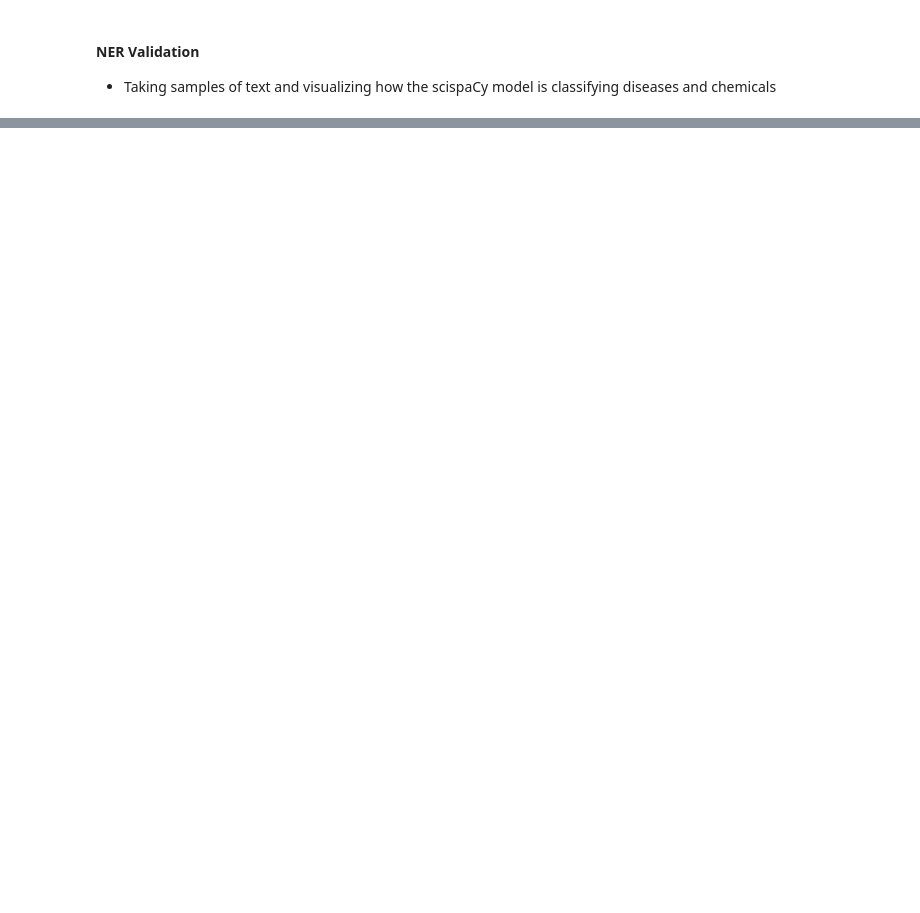
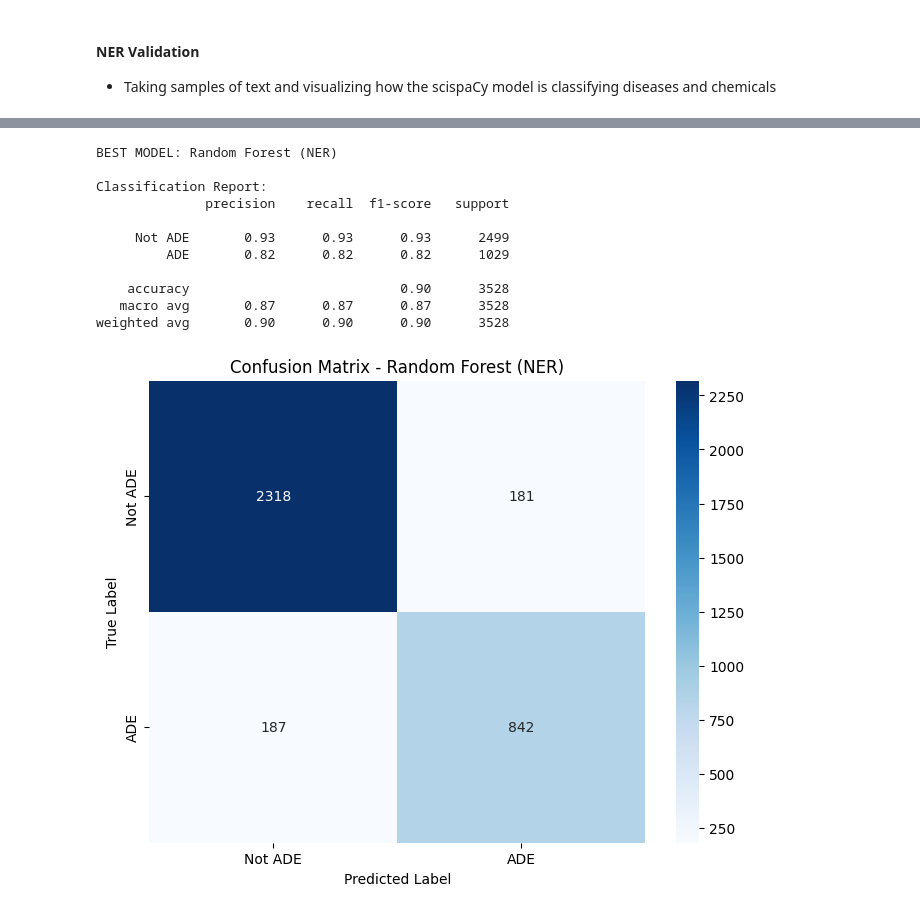
Before and after one commit to lucas-penney/pharmacovigilance_text_analytics, a Jupyter notebook: pharmacovigilance.ipynb, the cells around one changed output, grey strips where cells are left out. Saved outputs shown, nothing was run; the diff lists cells and outputs as text; code cells hidden in the pictures; blank space fills up the shorter version.

```diff
--- a/pharmacovigilance.ipynb
+++ b/pharmacovigilance.ipynb
@@ -191,0 +454,37 @@ Further research should be done to define the role of combination antidepressant
+# %%
+# Select best model based on F1-score
+best_model_name = "Random Forest (NER)"
+best_model = combined_results[best_model_name]['model']
+
+print(f"BEST MODEL: {best_model_name}")
+
+# Detailed evaluation of best model
+y_pred = best_model.predict(X_test_combined)
+y_pred_proba = best_model.predict_proba(X_test_combined)[:, 1]
+
+print("\nClassification Report:")
+print(classification_report(y_test, y_pred, target_names=['Not ADE', 'ADE']))
+
+# Confusion matrix
+cm = confusion_matrix(y_test, y_pred)
+plt.figure(figsize=(8, 6))
+sns.heatmap(cm, annot=True, fmt='d', cmap='Blues',
+            xticklabels=['Not ADE', 'ADE'],
+            yticklabels=['Not ADE', 'ADE'])
+plt.title(f'Confusion Matrix - {best_model_name}')
+plt.ylabel('True Label')
+plt.xlabel('Predicted Label')
+plt.show()
+# %% [output]
+BEST MODEL: Random Forest (NER)
+
+Classification Report:
+              precision    recall  f1-score   support
+
+     Not ADE       0.93      0.93      0.93      2499
+         ADE       0.82      0.82      0.82      1029
+
+    accuracy                           0.90      3528
+   macro avg       0.87      0.87      0.87      3528
+weighted avg       0.90      0.90      0.90      3528
+[figure, added]
```
Also changed, not shown: parts of 14 cells of this notebook, 1 other file.
